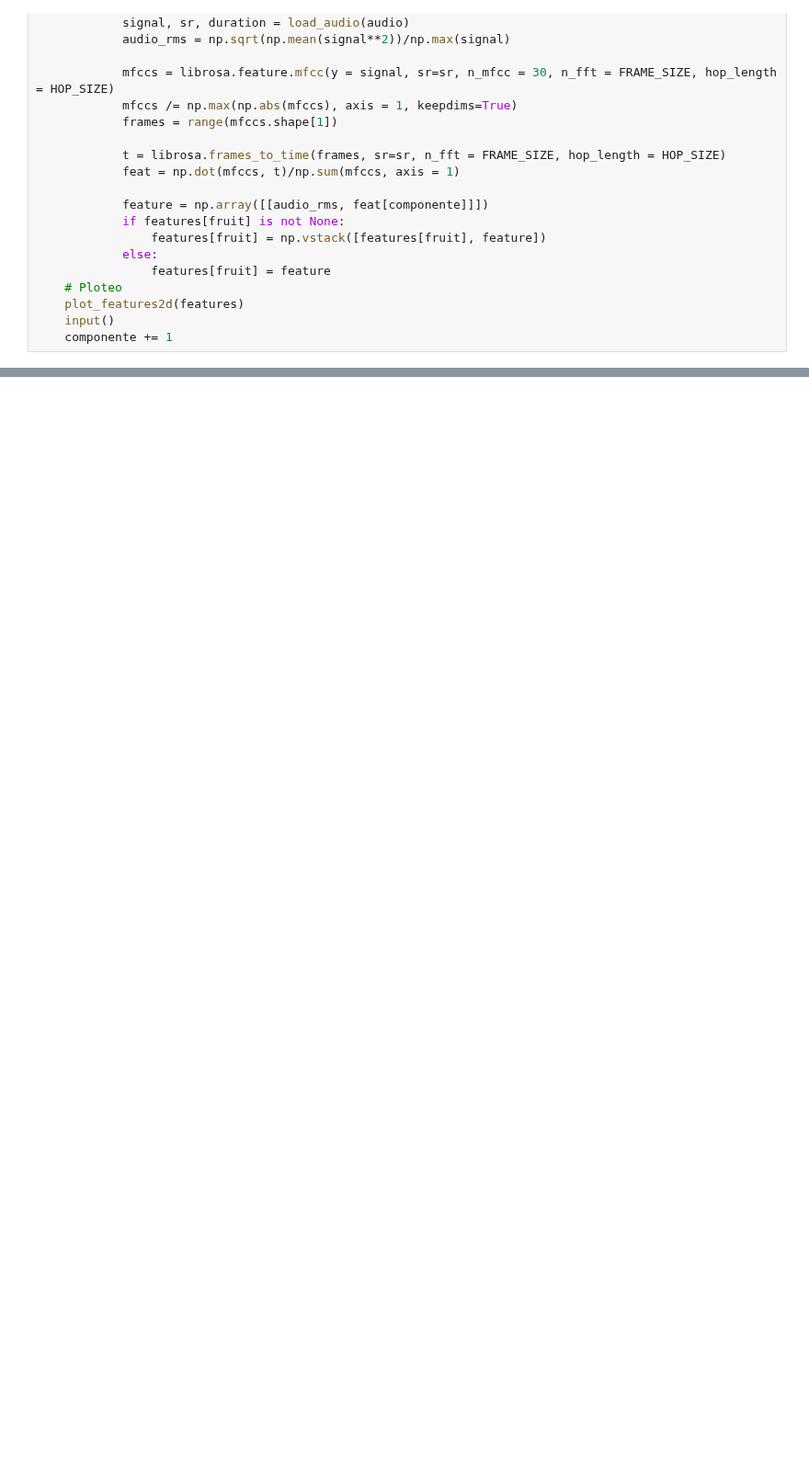
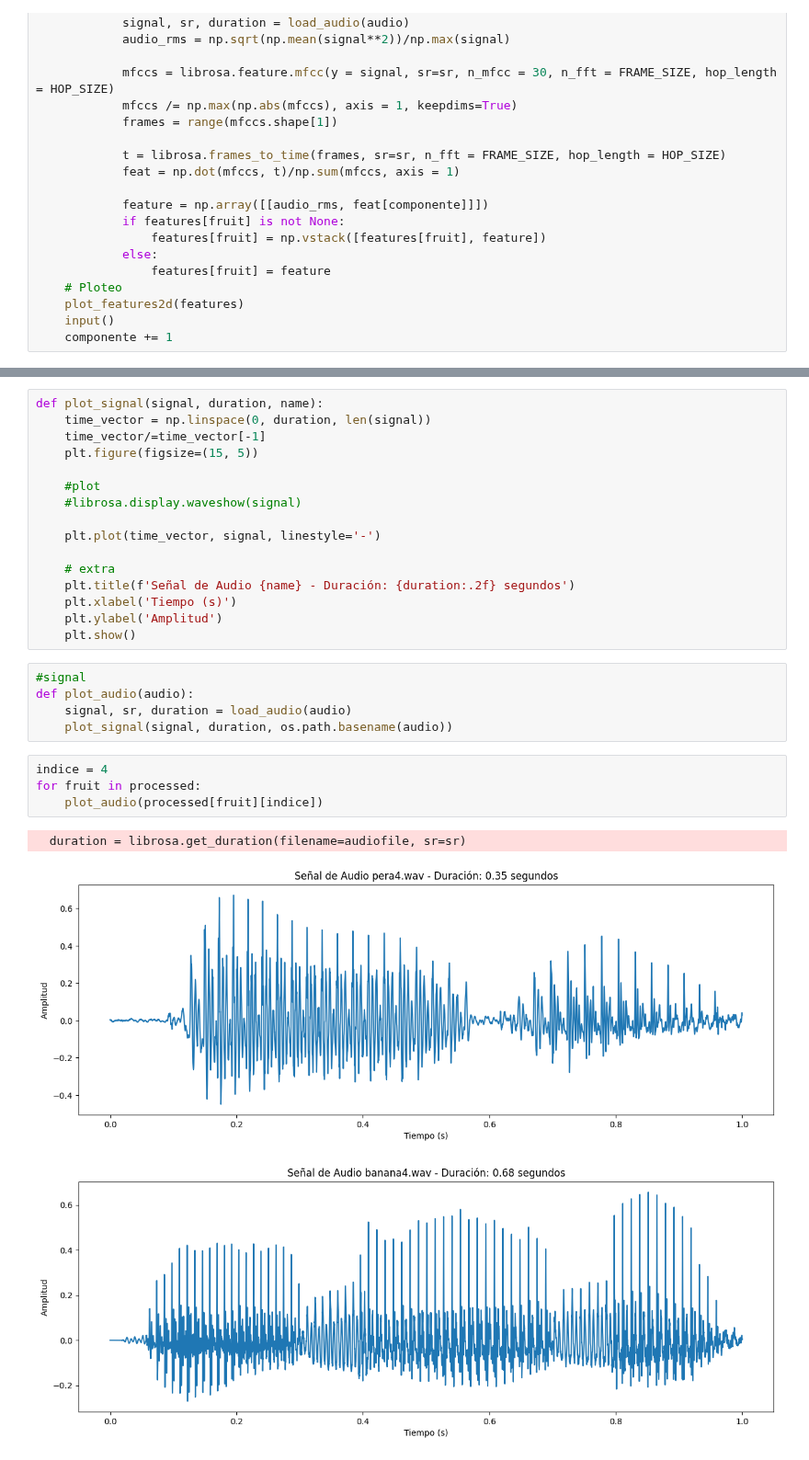
Before and after one commit to Juan2000-coder/Speech_Recognition, a Jupyter notebook: implemetation/first_aproximation/11-Mfccs_rms.ipynb, the cells around one changed output, grey strips where cells are left out. Shown at 92% size. Cells and saved outputs as stored; diff of their text form; blank space fills up the shorter version.

```diff
--- a/implemetation/first_aproximation/11-Mfccs_rms.ipynb
+++ b/implemetation/first_aproximation/11-Mfccs_rms.ipynb
@@ -414,0 +447,29 @@ while componente < 30:
+# %%
+def plot_signal(signal, duration, name):
+    time_vector = np.linspace(0, duration, len(signal))
+    time_vector/=time_vector[-1]
+    plt.figure(figsize=(15, 5))
+
+    #plot
+    #librosa.display.waveshow(signal)
+
+    plt.plot(time_vector, signal, linestyle='-')
+
+    # extra
+    plt.title(f'Señal de Audio {name} - Duración: {duration:.2f} segundos')
+    plt.xlabel('Tiempo (s)')
+    plt.ylabel('Amplitud')
+    plt.show()
+# %%
+#signal
+def plot_audio(audio):
+    signal, sr, duration = load_audio(audio)
+    plot_signal(signal, duration, os.path.basename(audio))
+# %%
+indice = 4
+for fruit in processed:
+    plot_audio(processed[fruit][indice])
+# %% [output]
+  duration = librosa.get_duration(filename=audiofile, sr=sr)
+[figure, added]
+[figure, added]
```
Also changed, not shown: parts of 4 cells of this notebook, 4 other files.
